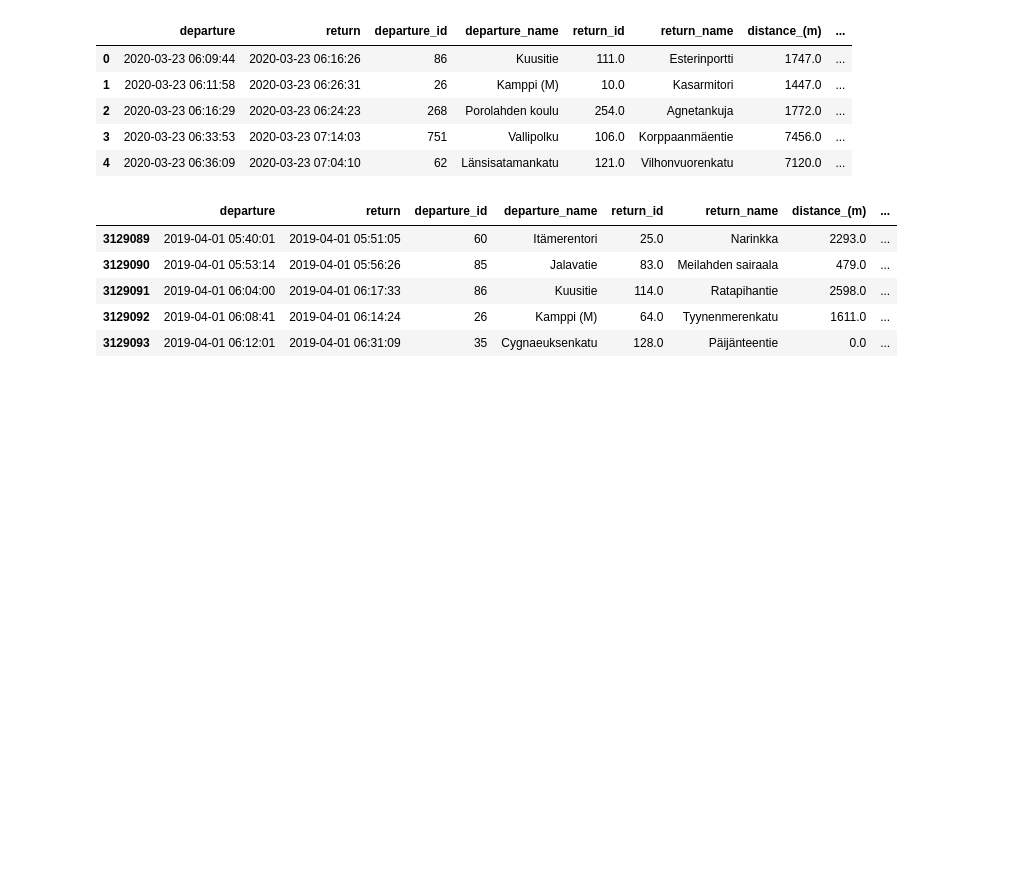
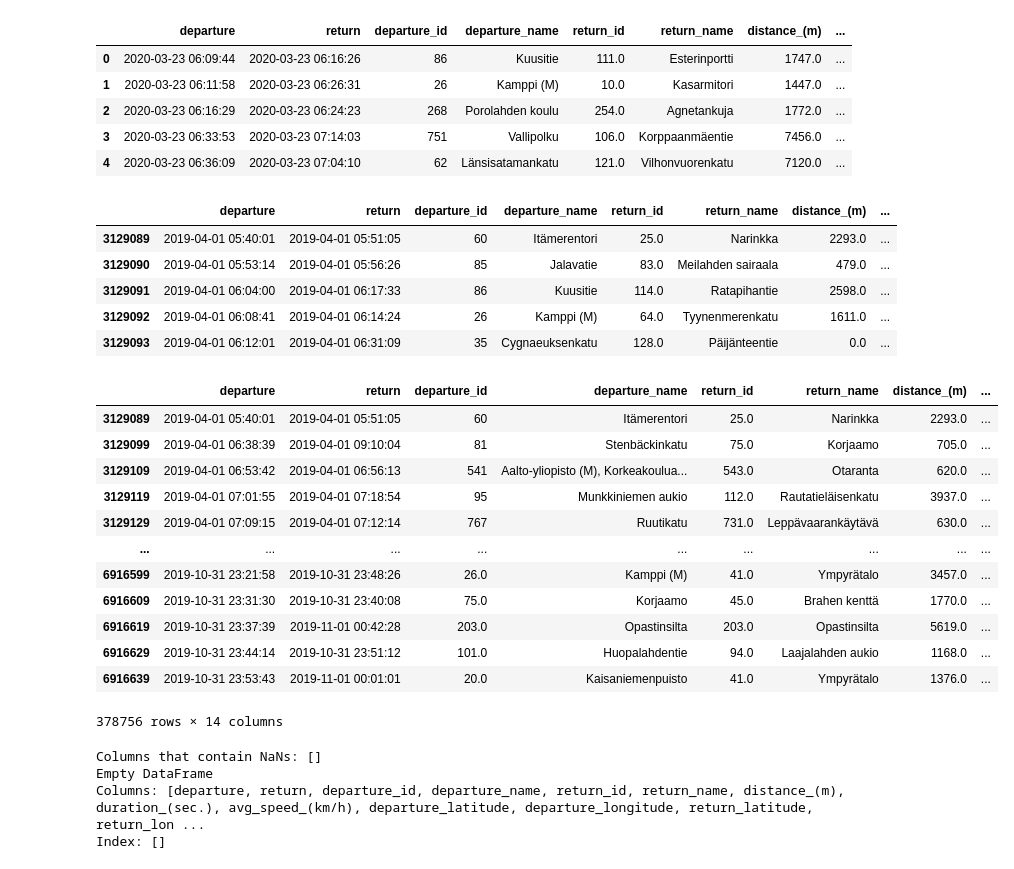
Before and after one commit to bistapf/helsinki-bikes-analysis, a Jupyter notebook: data_prep/create_test_dataset.ipynb, the cells around one changed output. Saved outputs shown, nothing was run; the diff lists cells and outputs as text; code cells hidden in the pictures; blank space fills up the shorter version.

Commit message:
better filtering to make a clean thinned down test dataframe

```diff
--- a/data_prep/create_test_dataset.ipynb
+++ b/data_prep/create_test_dataset.ipynb
@@ -50,3 +50,38 @@ df_2019.head()
 | 3129091 | 2019-04-01 06:04:00 | 2019-04-01 06:17:33 | 86 | Kuusitie | 114.0 | Ratapihantie | 2598.0 | ... |
 | 3129092 | 2019-04-01 06:08:41 | 2019-04-01 06:14:24 | 26 | Kamppi (M) | 64.0 | Tyynenmerenkatu | 1611.0 | ... |
 | 3129093 | 2019-04-01 06:12:01 | 2019-04-01 06:31:09 | 35 | Cygnaeuksenkatu | 128.0 | Päijänteentie | 0.0 | ... |
+# %%
+# take only every 10th entry for a smaller test dataset to use in streamlit dashboard
+
+df_2019_small = df_2019.iloc[::10, :]
+
+df_2019_small
+# %% [output]
+|  | departure | return | departure_id | departure_name | return_id | return_name | distance_(m) | ... |
+| 3129089 | 2019-04-01 05:40:01 | 2019-04-01 05:51:05 | 60 | Itämerentori | 25.0 | Narinkka | 2293.0 | ... |
+| 3129099 | 2019-04-01 06:38:39 | 2019-04-01 09:10:04 | 81 | Stenbäckinkatu | 75.0 | Korjaamo | 705.0 | ... |
+| 3129109 | 2019-04-01 06:53:42 | 2019-04-01 06:56:13 | 541 | Aalto-yliopisto (M), Korkeakoulua... | 543.0 | Otaranta | 620.0 | ... |
+| 3129119 | 2019-04-01 07:01:55 | 2019-04-01 07:18:54 | 95 | Munkkiniemen aukio | 112.0 | Rautatieläisenkatu | 3937.0 | ... |
+| 3129129 | 2019-04-01 07:09:15 | 2019-04-01 07:12:14 | 767 | Ruutikatu | 731.0 | Leppävaarankäytävä | 630.0 | ... |
+| ... | ... | ... | ... | ... | ... | ... | ... | ... |
+| 6916599 | 2019-10-31 23:21:58 | 2019-10-31 23:48:26 | 26.0 | Kamppi (M) | 41.0 | Ympyrätalo | 3457.0 | ... |
+| 6916609 | 2019-10-31 23:31:30 | 2019-10-31 23:40:08 | 75.0 | Korjaamo | 45.0 | Brahen kenttä | 1770.0 | ... |
+| 6916619 | 2019-10-31 23:37:39 | 2019-11-01 00:42:28 | 203.0 | Opastinsilta | 203.0 | Opastinsilta | 5619.0 | ... |
+| 6916629 | 2019-10-31 23:44:14 | 2019-10-31 23:51:12 | 101.0 | Huopalahdentie | 94.0 | Laajalahden aukio | 1168.0 | ... |
+| 6916639 | 2019-10-31 23:53:43 | 2019-11-01 00:01:01 | 20.0 | Kaisaniemenpuisto | 41.0 | Ympyrätalo | 1376.0 | ... |
+378756 rows × 14 columns
+# %%
+#filter out rides with no duration
+#check for NaN values
+df_2019_small_cleaned = df_2019_small.dropna()
+
+nan_columns = df_2019_small_cleaned.columns[df_2019_small_cleaned.isna().any()].tolist()
+print("Columns that contain NaNs: " +str(nan_columns))
+
+nan_rows = df_2019_small_cleaned[df_2019_small_cleaned.isna().any(axis=1)]
+print(nan_rows)
+# %% [output]
+Columns that contain NaNs: []
+Empty DataFrame
+Columns: [departure, return, departure_id, departure_name, return_id, return_name, distance_(m), duration_(sec.), avg_speed_(km/h), departure_latitude, departure_longitude, return_latitude, return_lon ...
+Index: []
```
Also changed, not shown: parts of 4 cells of this notebook.
